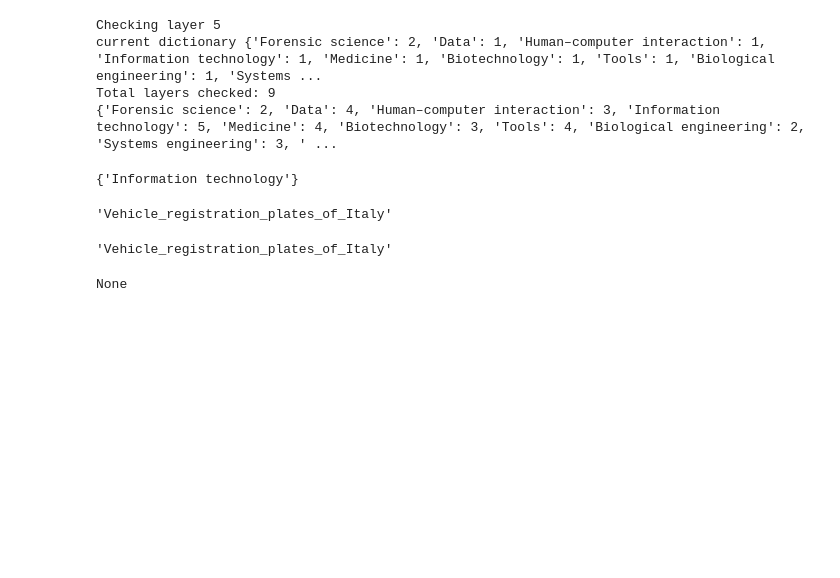
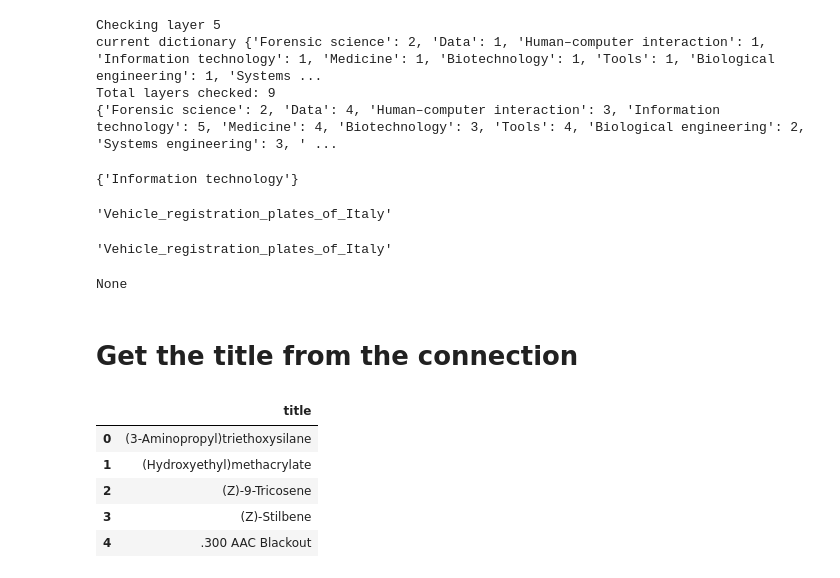
Before and after one commit to VeronicaCPerez/wikipedia_categorization, a Jupyter notebook: notebooks/sandbox.ipynb, the cells around one changed output. Saved outputs shown, nothing was run; the diff lists cells and outputs as text; code cells hidden in the pictures; blank space fills up the shorter version.

```diff
--- a/notebooks/sandbox.ipynb
+++ b/notebooks/sandbox.ipynb
@@ -230,3 +230,5 @@ get_page_title(1145960)
 print(find_lt_title_id(30011))
 # %% [output]
 None
+# %% [markdown]
+# Get the title from the connection
@@ -232,0 +251,13 @@ None
+# %%
+excel_path = "tech_list_5.0.csv"
+# %%
+list_titles = pd.read_csv(excel_path)
+# %%
+list_titles.head()
+# %% [output]
+|  | title |
+| 0 | (3-Aminopropyl)triethoxysilane |
+| 1 | (Hydroxyethyl)methacrylate |
+| 2 | (Z)-9-Tricosene |
+| 3 | (Z)-Stilbene |
+| 4 | .300 AAC Blackout |
```
Also changed, not shown: parts of 8 cells of this notebook, 3 other files.
